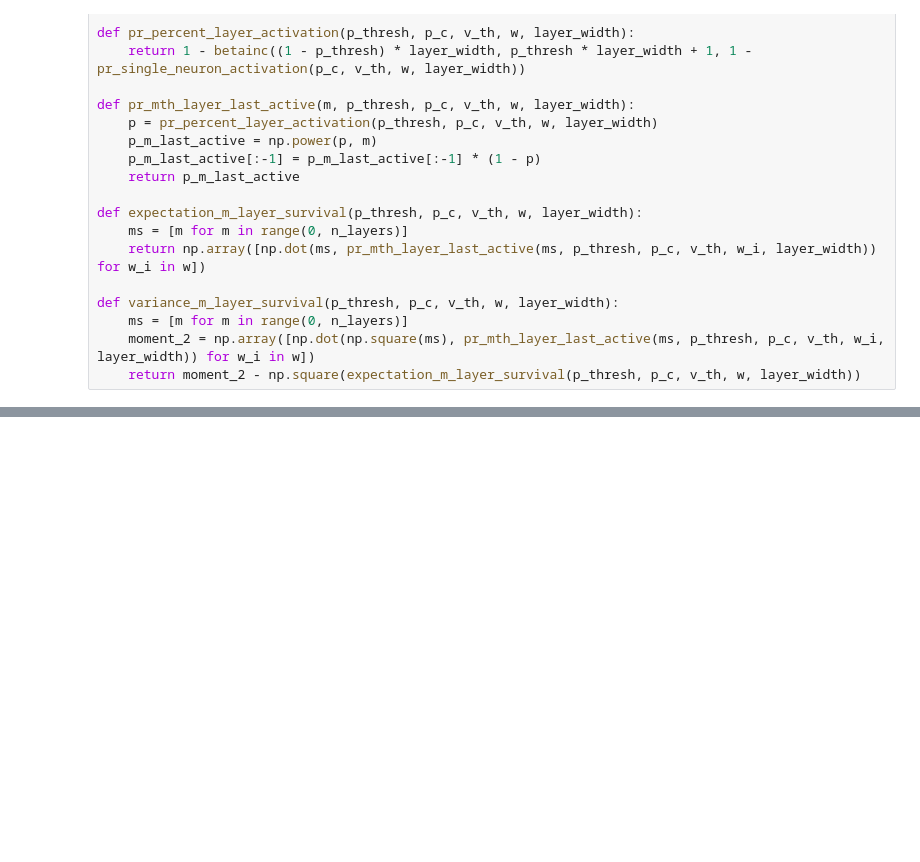
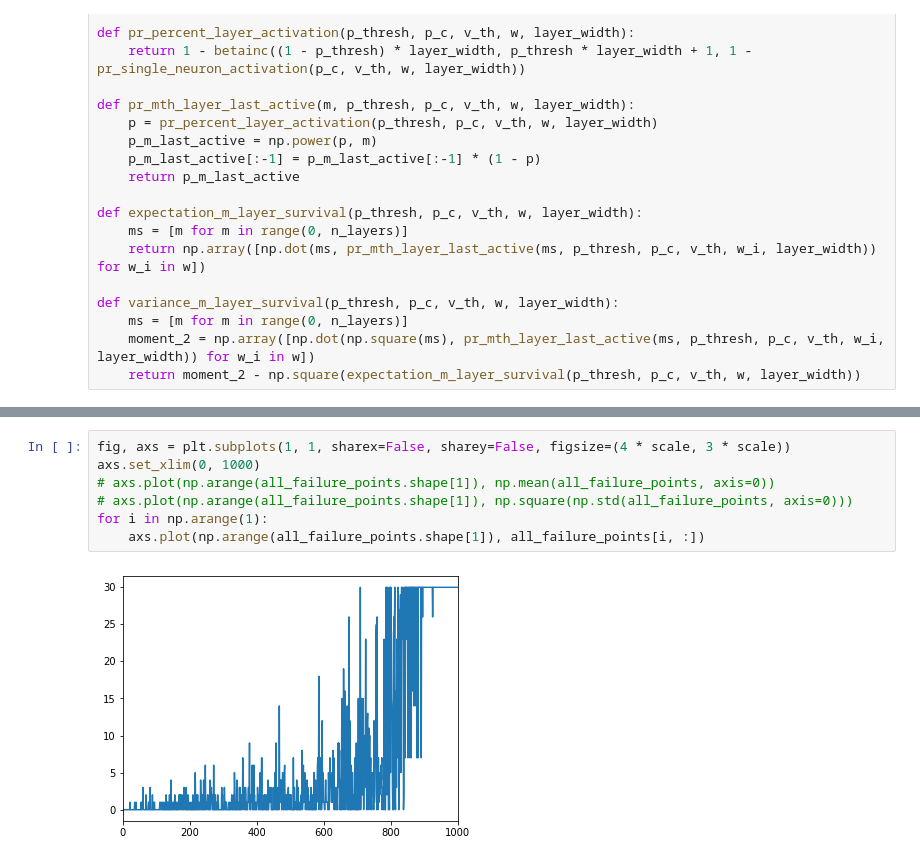
Before and after one commit to davidgbe/synfire_chain_growth, a Jupyter notebook: Computing expectation and variance in final layer with activity.ipynb, the cells around one changed output, grey strips where cells are left out. Cells and saved outputs as stored; diff of their text form; blank space fills up the shorter version.

```diff
--- a/Computing expectation and variance in final layer with activity.ipynb
+++ b/Computing expectation and variance in final layer with activity.ipynb
@@ -149,0 +192,9 @@ axs.plot(np.arange(all_failure_points.shape[1]), np.square(np.std(all_failure_po
+# %%
+fig, axs = plt.subplots(1, 1, sharex=False, sharey=False, figsize=(4 * scale, 3 * scale))
+axs.set_xlim(0, 1000)
+# axs.plot(np.arange(all_failure_points.shape[1]), np.mean(all_failure_points, axis=0))
+# axs.plot(np.arange(all_failure_points.shape[1]), np.square(np.std(all_failure_points, axis=0)))
+for i in np.arange(1):
+    axs.plot(np.arange(all_failure_points.shape[1]), all_failure_points[i, :])
+# %% [output]
+[figure, added]
```
Also changed, not shown: parts of 8 cells of this notebook, 4 other files.
